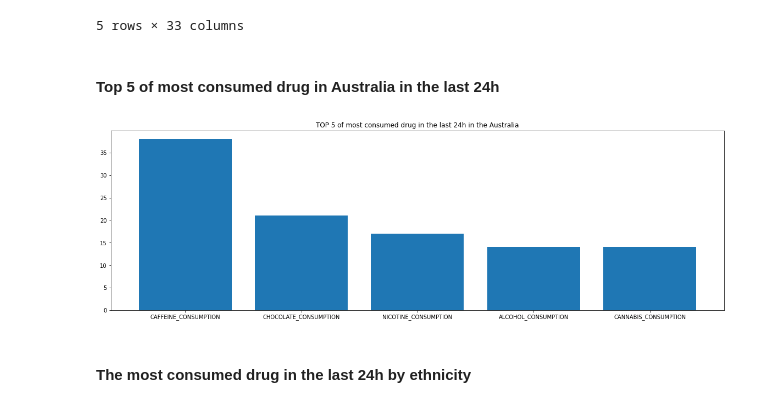
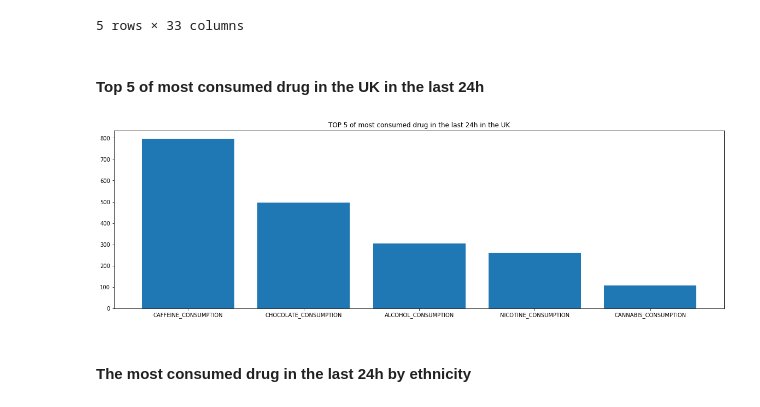
Before and after one commit to m-cheicki/data-viz_drug_consumption, a Jupyter notebook: DRUG_Analysis.ipynb, the cells around one changed output. Drawn from its saved outputs; the diff is of its cells as text; code cells hidden in the pictures.

```diff
--- a/DRUG_Analysis.ipynb
+++ b/DRUG_Analysis.ipynb
@@ -358,11 +360,11 @@ pie.savefig("charts/EducationRepartition.png")
 # %% [markdown]
 ### F. Drug consumption
 # %%
-fig, axes = plt.subplots(5,4,figsize = (25,25))
-fig.suptitle("Count of Different Classes Vs Drug",fontsize=20, y=1)
+fig, axes = plt.subplots(3,7,figsize = (25,10))
+fig.suptitle("Count of Different Classes Vs Drug",fontsize=25)
 k=13
-for i in range(5):
-    for j in range(4):
+for i in range(3):
+    for j in range(7):
         sns.countplot(x=columns[k], data=dataset,ax=axes[i][j])
         k+=1
         if k == 32 :
@@ -575,14 +599,14 @@ dataset.head()
 | 4 | 5 | 35-44 | F | Doctorate degree | UK | White | 43 | 27 | ... |
 5 rows × 33 columns
 # %% [markdown]
-#### Top 5 of most consumed drug in Australia in the last 24h
+#### Top 5 of most consumed drug in the UK in the last 24h
 # %%
 pie, ax = plt.subplots(figsize=[20,6])
-plt.bar(last_24H_consumption_per_country[0].keys()[:5], last_24H_consumption_per_country[0].head())
-plt.title("TOP 5 of most consumed drug in the last 24h in the Australia")
-pie.savefig("charts/top5_mostConsumedAustralia.png")
+plt.bar(last_24H_consumption_per_country[1].keys()[:5], last_24H_consumption_per_country[1].head())
+plt.title("TOP 5 of most consumed drug in the last 24h in the UK")
+pie.savefig("charts/top5_mostConsumedUK.png")
 # %% [output]
-[figure, old version]
+[figure, new version]
 # %% [markdown]
 #### The most consumed drug in the last 24h by ethnicity
 # %%
```
Also changed, not shown: parts of 13 cells of this notebook, 6 other files.
